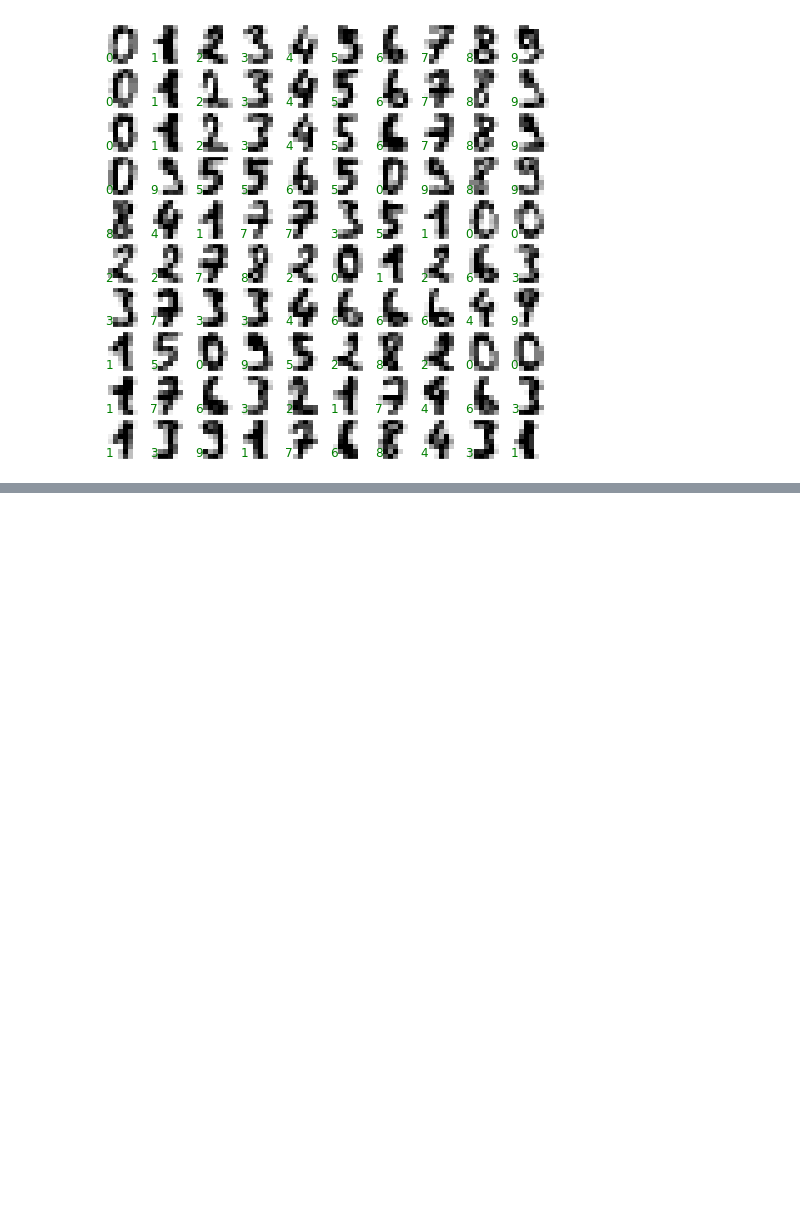
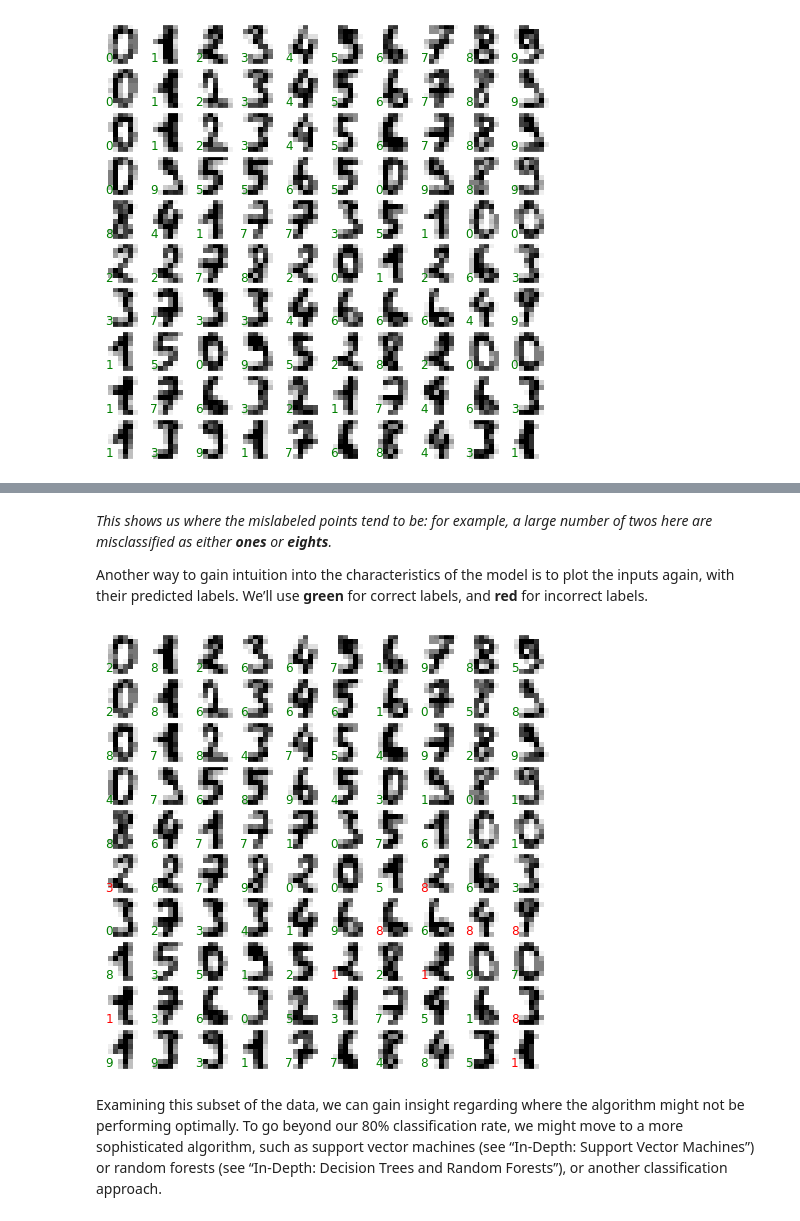
Before and after one commit to finesketch/data_science, a Jupyter notebook: Python_Data_Science_Handbook/05_Machine_Learning.ipynb, the cells around one changed output, grey strips where cells are left out. Saved outputs shown, nothing was run; the diff lists cells and outputs as text; code cells hidden in the pictures; blank space fills up the shorter version.

```diff
--- a/Python_Data_Science_Handbook/05_Machine_Learning.ipynb
+++ b/Python_Data_Science_Handbook/05_Machine_Learning.ipynb
@@ -312,0 +394,22 @@ for i, ax in enumerate(axes.flat):
+# %% [markdown]
+*This shows us where the mislabeled points tend to be: for example, a large number of twos here are misclassified as either **ones** or **eights**.*
+
+Another way to gain intuition into the characteristics of the model is to plot the inputs again, with their predicted labels. We’ll use **green** for correct labels, and **red** for incorrect labels.
+# %%
+fig, axes = plt.subplots(10, 10,
+                         figsize=(8,8),
+                         subplot_kw={'xticks':[], 'yticks':[]},
+                         gridspec_kw=dict(hspace=0.1, wspace=0.1))
+
+for i, ax in enumerate(axes.flat):
+  ax.imshow(digits.images[i],
+            cmap='binary',
+            interpolation='nearest')
+  ax.text(0.05, 0.05,
+          str(y_model[i]),
+          transform=ax.transAxes,
+          color='green' if (ytest[i] == y_model[i]) else 'red')
+# %% [output]
+[figure, added]
+# %% [markdown]
+Examining this subset of the data, we can gain insight regarding where the algorithm might not be performing optimally. To go beyond our 80% classification rate, we might move to a more sophisticated algorithm, such as support vector machines (see “In-Depth: Support Vector Machines”) or random forests (see “In-Depth: Decision Trees and Random Forests”), or another classification approach.
```
Also changed, not shown: parts of 43 cells of this notebook.
